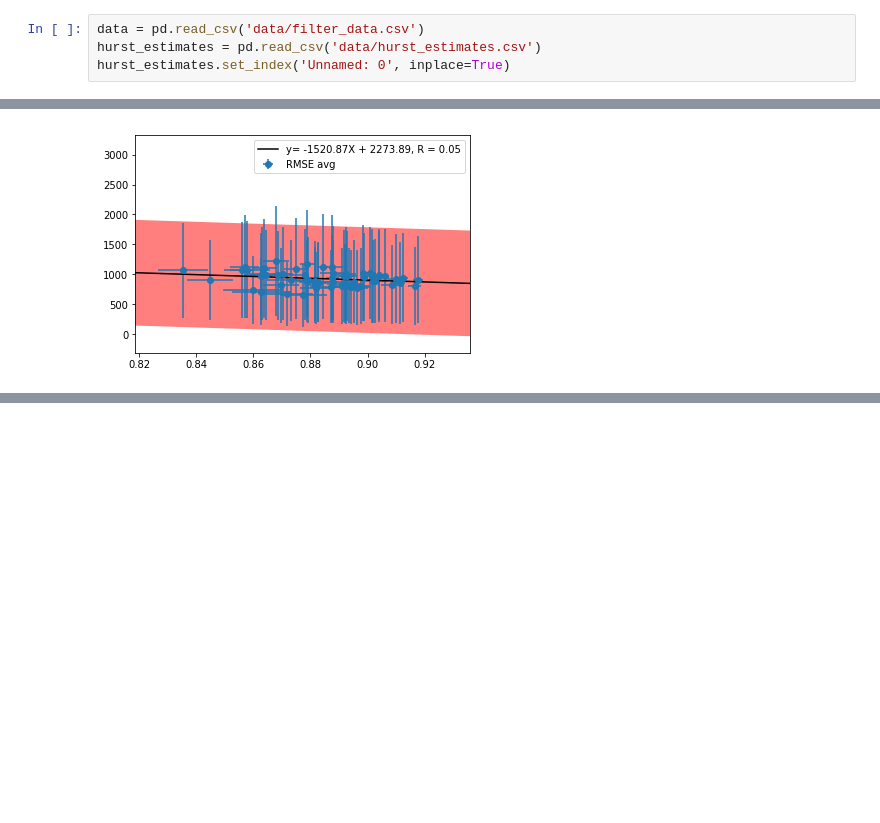
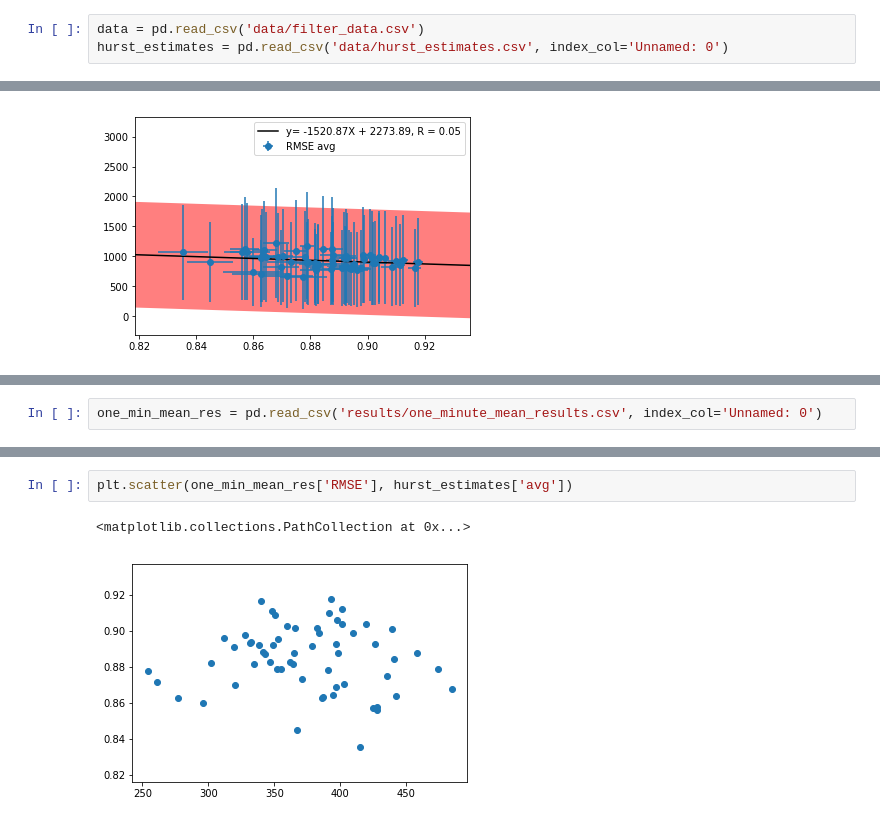
Before and after one commit to sachaBD/engg4802, a Jupyter notebook: Baselines.ipynb, the cells around one changed output, grey strips where cells are left out. Saved outputs shown, nothing was run; the diff lists cells and outputs as text; blank space fills up the shorter version.

```diff
--- a/Baselines.ipynb
+++ b/Baselines.ipynb
@@ -9,8 +9,7 @@ import matplotlib.pyplot as plt
 %autoreload 2
 # %%
 data = pd.read_csv('data/filter_data.csv')
-hurst_estimates = pd.read_csv('data/hurst_estimates.csv')
-hurst_estimates.set_index('Unnamed: 0', inplace=True)
+hurst_estimates = pd.read_csv('data/hurst_estimates.csv', index_col='Unnamed: 0')
 # %%
 from AutoValidator.model_tester import ModelTester
 from AutoValidator.ErrorMetrics import calculate_all_errors
@@ -394,0 +823,2 @@ sixty_min_tester.visualise_result(repr(mva), [1, 2], figsize=(6, 6))
+# %%
+one_min_mean_res = pd.read_csv('results/one_minute_mean_results.csv', index_col='Unnamed: 0')
@@ -394,0 +834,5 @@ sixty_min_tester.visualise_result(repr(mva), [1, 2], figsize=(6, 6))
+# %%
+plt.scatter(one_min_mean_res['RMSE'], hurst_estimates['avg'])
+# %% [output]
+<matplotlib.collections.PathCollection at 0x...>
+[figure, added]
```
Also changed, not shown: parts of 41 cells of this notebook, 9 other files.
